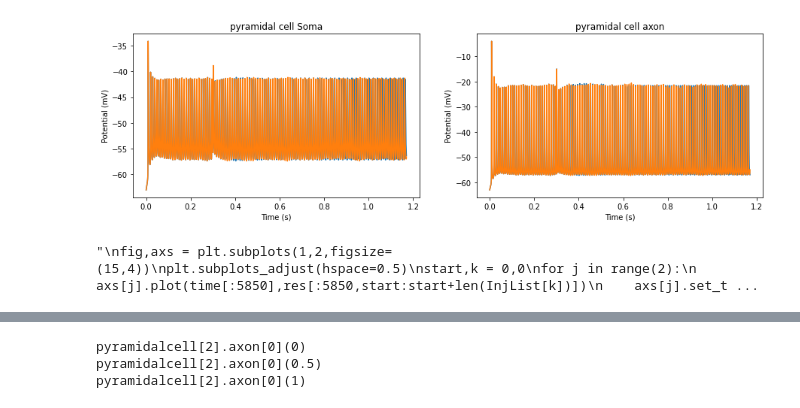
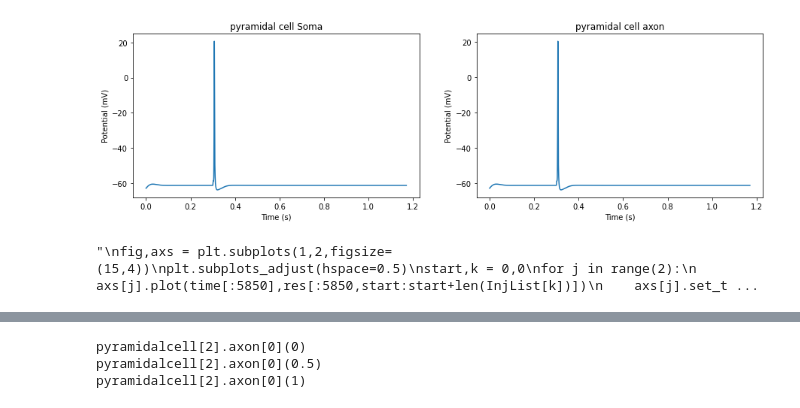
Before and after one commit to ddopp4877/CA1_model, a Jupyter notebook: ch2pyrtesting.ipynb, the cells around one changed output, grey strips where cells are left out. Saved outputs shown, nothing was run; the diff lists cells and outputs as text; code cells hidden in the pictures.

```diff
--- a/ch2pyrtesting.ipynb
+++ b/ch2pyrtesting.ipynb
@@ -45,66 +45,84 @@ pyramidalcell[0].axon[10]
 pyramidalcell[0].axon[11]
 # %%
 
-AxonNo = 6
+AxonNo = 5
 #InjList = [np.arange(400,500,50),#aac
 #           np.arange(200,550,50)]#pyr
-a = 400
-InjList = [np.arange(a-10,a+10,10),np.arange(a-10,a+10,10)]
+a = 90
+InjList = [np.array([a]),np.array([a])]
 allTrials = []
 allTrialsVas = []
+allTrialsiNasoma = []
 for i in range(len(callNames)):
     myCell = eval(callNames[i])#make the cell
     Ia = InjList[i] /1000# nA ->pA# the current sweep for this particular cell
     allVs = []
     allVas = []
+    alliNasoma = []
     for j in range(len(Ia)):#test it at each current injection and save
         iclamp = h.IClamp(myCell.axon[AxonNo](0.5))
         iclamp.delay = 300
         iclamp.dur = 2
         iclamp.amp = Ia[j]
+
         v = h.Vector().record(myCell.soma[0](0.5)._ref_v)
-        va = h.Vector().record(myCell.axon[AxonNo](0.5)._ref_v)
+        va = h.Vector().record(myCell.axon[0](0.5)._ref_v)
+        iNasoma = h.Vector().record(myCell.soma[0](0.5)._ref_ina)
+
         h.dt=0.2
         h.finitialize(-63)
         h.continuerun(1500)
+
+        iNaSoma = np.array(iNasoma)
         V = np.array(v)
         Va = np.array(va)
+
+
         allVs.append(V)
         allVas.append(Va)
+        alliNasoma.append(iNasoma)
+
     allTrials.append([allVs])#list of lists; each sublist has the current sweeps for the given cell
     allTrialsVas.append([allVas])
+    allTrialsiNasoma.append([alliNasoma])
+
 res = np.concatenate(allTrials,axis=1)[0].T#how I plotted it the first time.
 resVa = np.concatenate(allTrialsVas,axis=1)[0].T#how I plotted it the first time.
+resIna =  np.concatenate(allTrialsiNasoma,axis=1)[0].T#how I plotted it the first time.
+
 time = np.arange(0,res.shape[0]*h.dt/1000,h.dt/1000)#time in seconds
 
 start = 0
+
 fig,axs = plt.subplots(1,2,figsize=(15,4))
 axs[0].plot(time[:5850],res[:5850,start:start+len(InjList[1])])
 axs[0].set_title('pyramidal cell Soma')
 axs[0].set_xlabel('Time (s)')
 axs[0].set_ylabel('Potential (mV)')
 
 axs[1].plot(time[:5850],resVa[:5850,start:start+len(InjList[1])])
 axs[1].set_title('pyramidal cell axon')
 axs[1].set_xlabel('Time (s)')
 axs[1].set_ylabel('Potential (mV)')
+
+
 plt.show()
 
 
 """
 fig,axs = plt.subplots(1,2,figsize=(15,4))
 plt.subplots_adjust(hspace=0.5)
 start,k = 0,0
 for j in range(2):
     axs[j].plot(time[:5850],res[:5850,start:start+len(InjList[k])])
     axs[j].set_title(callNames[k].split('.')[1].split('()')[0])
     axs[j].set_xlabel('Time (s)')
     axs[j].set_ylabel('Potential (mV)')
     start += len(InjList[k])
 
     k+=1
 """
 #plt.savefig('current sweeps.png',dpi=500)
 # %% [output]
-[figure, old version]
+[figure, new version]
 "\nfig,axs = plt.subplots(1,2,figsize=(15,4))\nplt.subplots_adjust(hspace=0.5)\nstart,k = 0,0\nfor j in range(2):\n    axs[j].plot(time[:5850],res[:5850,start:start+len(InjList[k])])\n    axs[j].set_t ...
```
Also changed, not shown: parts of 14 cells of this notebook, 4 other files.
